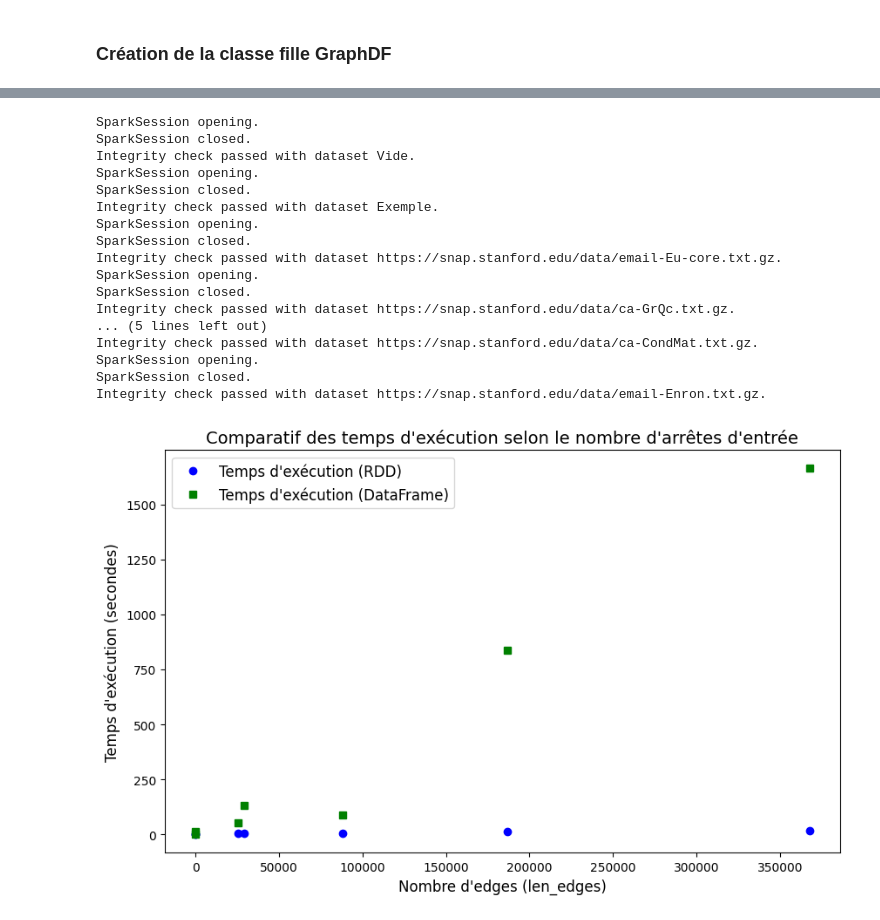
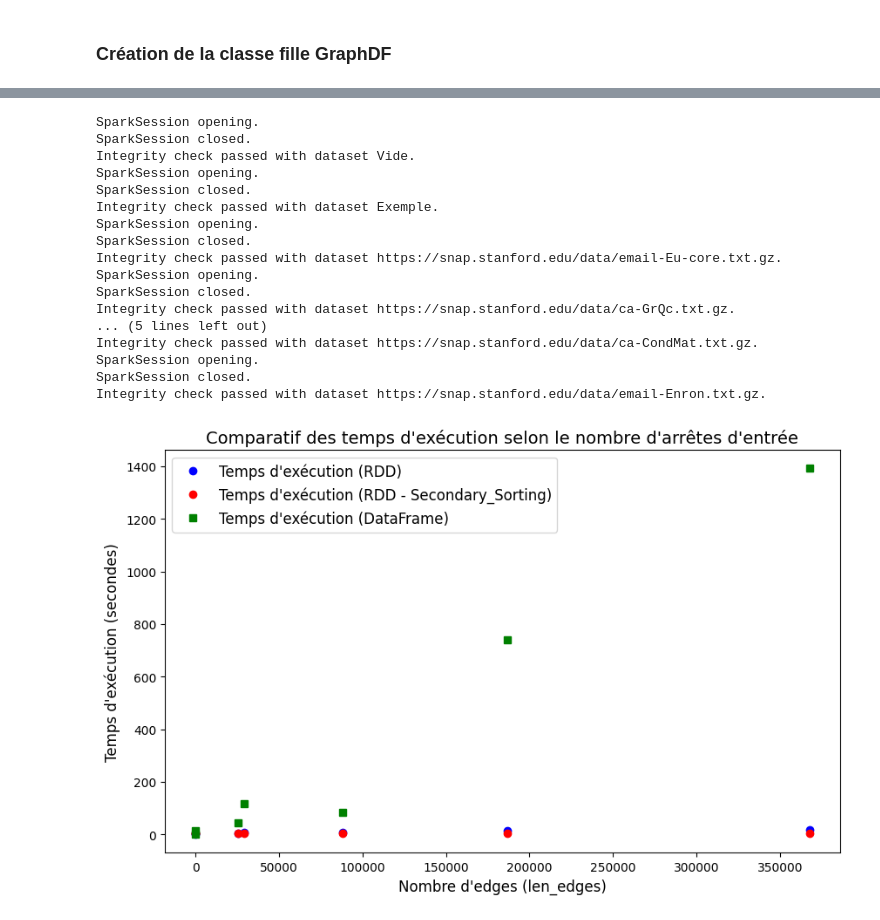
Before and after one commit to auduvignac/CCF_MapReduce, a Jupyter notebook: CCF.ipynb, the cells around one changed output, grey strips where cells are left out. Cells and saved outputs as stored; diff of their text form; code cells hidden in the pictures.

```diff
--- a/CCF.ipynb
+++ b/CCF.ipynb
@@ -223,29 +225,40 @@ class GraphRDD(Graph):
   def mapper(rdd):
     return rdd.flatMap(lambda x: [x, (x[1], x[0])])
 
-  def reducer(self, data, nb_new_pair):
+  def reducer(self, data, nb_new_pair, debug=False):
     """
     Perform the reduce step of the algorithm and propagate the smallest component ID for Resilient Distributed Dataset
     """
-    def count_nb_new_pair(x):
+    def count_nb_new_pair(x, debug=False):
         """
         Count new pairs and propagate smallest ID
         """
         key, values = x
+        debug_logs = []
+        debug_logs.append(f"Processing key: {key}, values: {list(values)}")
         min = key
         value_list = []
         for value in values:
             if value < min:
                 min = value
             value_list.append(value)
+        debug_logs.append(f"Processing key: {key}, min: {min}")
         if min < key:
             yield(key, min)
             for value in value_list:
                 if value != min:
                     nb_new_pair.add(1)
                     yield(value, min)
-    # Group edges by source node and propagate smallest component ID
-    return data.groupByKey().flatMap(lambda x: count_nb_new_pair(x))
+        if debug:
+            for debug_log in debug_logs:
+                yield ("DEBUG_LOG", debug_log)
+    result = data.groupByKey().flatMap(lambda x: count_nb_new_pair(x, debug))
+    if not debug:
+      return result
+    logs = result.filter(lambda x: x[0] == "DEBUG_LOG").map(lambda x: x[1]).collect()
+    for log in logs:
+        print(log)
+    return result.filter(lambda x: x[0] != "DEBUG_LOG")
 
   @staticmethod
   def fetch(data):
@@ -298,7 +386,7 @@ class GraphDF(Graph):
   def mapper(data):
     return data.union(data.select(col("v").alias("k"), col("k").alias("v")))
 
-  def reducer(self, data, nb_new_pair):
+  def reducer(self, data, nb_new_pair, debug=False):
     """
     Perform the reduce step of the algorithm and propagate the smallest component ID for DateFrame
     """
@@ -364,26 +452,33 @@ edges_example = [
   "G H"
 ]
 numSlices = None
-debug = True
+debug = False
 check_integrity = True
 print("SparkSession opening.")
 spark_session = SparkSession \
   .builder \
   .appName("PySpark Hardcoded Graph") \
   .getOrCreate()
-# Create GraphRDD and GraphDF instances
+# Create GraphRDD, GraphRDD_Secondary_Sorting and GraphDF instances
 RDD_Demo = GraphRDD(spark_session, edges_example, numSlices=numSlices)
+RDD_Demo_Secondary_Sorting = GraphRDD_Secondary_Sorting(spark_session, edges_example, numSlices=numSlices)
 DF_Demo = GraphDF(spark_session, edges_example, numSlices=numSlices)
 # Execute CCF algorithm on RDD instance
 RDD_Demo.workflow(debug)
-print(f"Temps d'exécution CCF sur {RDD_Demo.data_type} avec {RDD_Demo.ccf_metrics.get('input_edges')} arrêtes initiales: {RDD_Demo.ccf_metrics.get('exec_time')} secondes")
+# Execute CCF algorithm on RDD instance using secondary sorting
+RDD_Demo_Secondary_Sorting.workflow(debug)
 # Execute CCF algorithm on DF instance
 DF_Demo.workflow(debug)
+print(f"Temps d'exécution CCF sur {RDD_Demo.data_type} avec {RDD_Demo.ccf_metrics.get('input_edges')} arrêtes initiales: {RDD_Demo.ccf_metrics.get('exec_time')} secondes")
+print(f"Temps d'exécution CCF sur {RDD_Demo_Secondary_Sorting.data_type} (Secondary_Sorting) avec {RDD_Demo_Secondary_Sorting.ccf_metrics.get('input_edges')} arrêtes initiales: {RDD_Demo_Secondary_Sorting.ccf_metrics.get('exec_time')} secondes")
 print(f"Temps d'exécution CCF sur {DF_Demo.data_type} avec {DF_Demo.ccf_metrics.get('input_edges')} arrêtes initiales: {DF_Demo.ccf_metrics.get('exec_time')} secondes")
 # spark_session.stop() peut poser des problèmes dans databricks
 spark_session.stop()
 print("SparkSession closed.")
 if check_integrity:
+  assert RDD_Demo.ccf_metrics.get("nb_iterations") == RDD_Demo_Secondary_Sorting.ccf_metrics.get("nb_iterations")
+  assert RDD_Demo.ccf_metrics.get("label_clusters") == RDD_Demo_Secondary_Sorting.ccf_metrics.get("label_clusters")
+  assert RDD_Demo.ccf_metrics.get("clusters") == RDD_Demo_Secondary_Sorting.ccf_metrics.get("clusters")
   assert RDD_Demo.ccf_metrics.get("nb_iterations") == DF_Demo.ccf_metrics.get("nb_iterations")
   assert RDD_Demo.ccf_metrics.get("label_clusters") == DF_Demo.ccf_metrics.get("label_clusters")
   assert RDD_Demo.ccf_metrics.get("clusters") == DF_Demo.ccf_metrics.get("clusters")
@@ -480,11 +564,14 @@ for url_description in urls_description[:-1]:
     edges = url_description.get("edges")
     numSlices = None
     debug = False
-    # Create GraphRDD and GraphDF instances
+    # Create GraphRDD, RDD_Demo_Secondary_Sorting and GraphDF instances
     RDD = GraphRDD(spark_session, edges, numSlices=numSlices)
+    RDD_Demo_Secondary_Sorting = GraphRDD_Secondary_Sorting(spark_session, edges_example, numSlices=numSlices)
     DF = GraphDF(spark_session, edges, numSlices=numSlices)
     # Execute CCF algorithm on RDD instance
     RDD.workflow()
+    # Execute CCF algorithm on RDD_Demo_Secondary_Sorting instance
+    RDD_Demo_Secondary_Sorting.workflow()
     # Execute CCF algorithm on DF instance
     DF.workflow()
     # Mise à jour de la liste des résultats
@@ -492,12 +579,16 @@ for url_description in urls_description[:-1]:
         "url": url_description.get("url"),
         "len_edges": url_description.get("len_edges"),
         "exectime_RDD": RDD.ccf_metrics["exec_time"],
+        "exectime_RDD_Demo_Secondary_Sorting": RDD_Demo_Secondary_Sorting.ccf_metrics["exec_time"],
         "exectime_Dataframe": DF.ccf_metrics["exec_time"]
     })
     # spark_session.stop() peut poser des problèmes dans databricks
     spark_session.stop()
     print("SparkSession closed.")
     if check_integrity:
+        assert RDD_Demo.ccf_metrics.get("nb_iterations") == RDD_Demo_Secondary_Sorting.ccf_metrics.get("nb_iterations")
+        assert RDD_Demo.ccf_metrics.get("label_clusters") == RDD_Demo_Secondary_Sorting.ccf_metrics.get("label_clusters")
+        assert RDD_Demo.ccf_metrics.get("clusters") == RDD_Demo_Secondary_Sorting.ccf_metrics.get("clusters")
         assert RDD_Demo.ccf_metrics.get("nb_iterations") == DF_Demo.ccf_metrics.get("nb_iterations")
         assert RDD_Demo.ccf_metrics.get("label_clusters") == DF_Demo.ccf_metrics.get("label_clusters")
         assert RDD_Demo.ccf_metrics.get("clusters") == DF_Demo.ccf_metrics.get("clusters")
@@ -506,43 +597,45 @@ for url_description in urls_description[:-1]:
 # Extraction des données pour le graphe
 len_edges = [result["len_edges"] for result in results]
 exectime_RDD = [result["exectime_RDD"] for result in results]
+exectime_RDD_Secondary_Sorting = [result["exectime_RDD_Demo_Secondary_Sorting"] for result in results]
 exectime_Dataframe = [result["exectime_Dataframe"] for result in results]
 
 # Création du graphe
 plt.figure(figsize=(10, 6))
 plt.plot(len_edges, exectime_RDD, label="Temps d'exécution (RDD)", linestyle='', marker='o', color='blue')
+plt.plot(len_edges, exectime_RDD_Secondary_Sorting, label="Temps d'exécution (RDD - Secondary_Sorting)", linestyle='', marker='o', color='red')
 plt.plot(len_edges, exectime_Dataframe, label="Temps d'exécution (DataFrame)", linestyle='', marker='s', color='green')
 
 # Ajouter des titres et des labels
 plt.title("Comparatif des temps d'exécution selon le nombre d'arrêtes d'entrée", fontsize=14)
 plt.xlabel("Nombre d'edges (len_edges)", fontsize=12)
 plt.ylabel("Temps d'exécution (secondes)", fontsize=12)
 
 # Ajouter une légende
 plt.legend(fontsize=12)
 
 # Ajouter une grille
 plt.grid(True, linestyle=' ', alpha=0.7)
 
 # Afficher le graphe
 plt.show()
 # %% [output]
 SparkSession opening.
 SparkSession closed.
 Integrity check passed with dataset Vide.
 SparkSession opening.
 SparkSession closed.
 Integrity check passed with dataset Exemple.
 SparkSession opening.
 SparkSession closed.
 Integrity check passed with dataset https://snap.stanford.edu/data/email-Eu-core.txt.gz.
 SparkSession opening.
 SparkSession closed.
 Integrity check passed with dataset https://snap.stanford.edu/data/ca-GrQc.txt.gz.
 ... (5 lines left out)
 Integrity check passed with dataset https://snap.stanford.edu/data/ca-CondMat.txt.gz.
 SparkSession opening.
 SparkSession closed.
 Integrity check passed with dataset https://snap.stanford.edu/data/email-Enron.txt.gz.
-[figure, old version]
+[figure, new version]
 # %%
```
Also changed, not shown: parts of 7 cells of this notebook.
